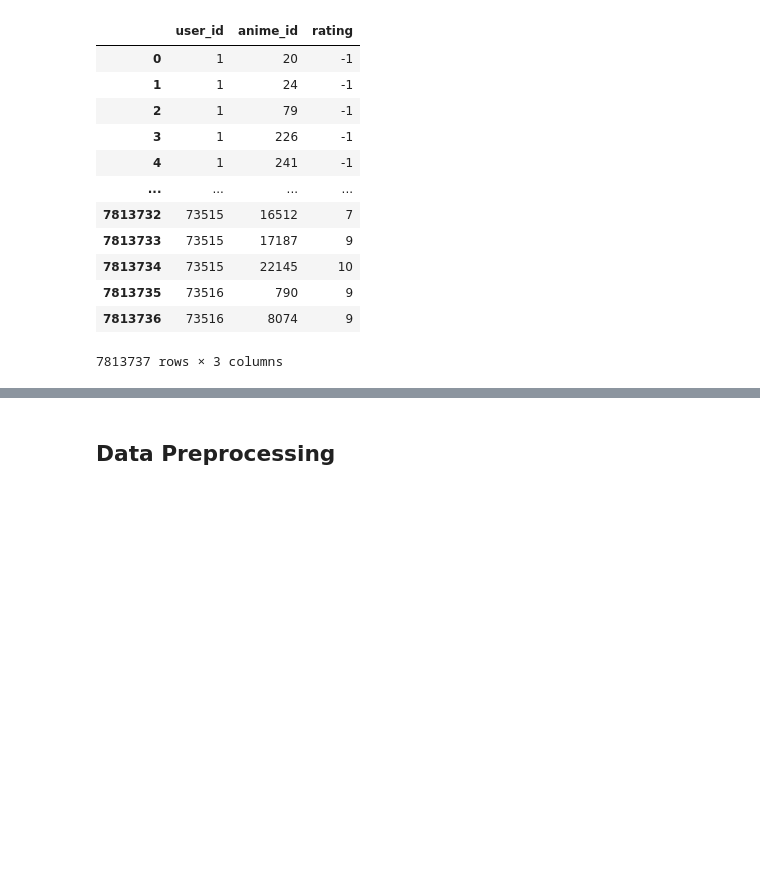
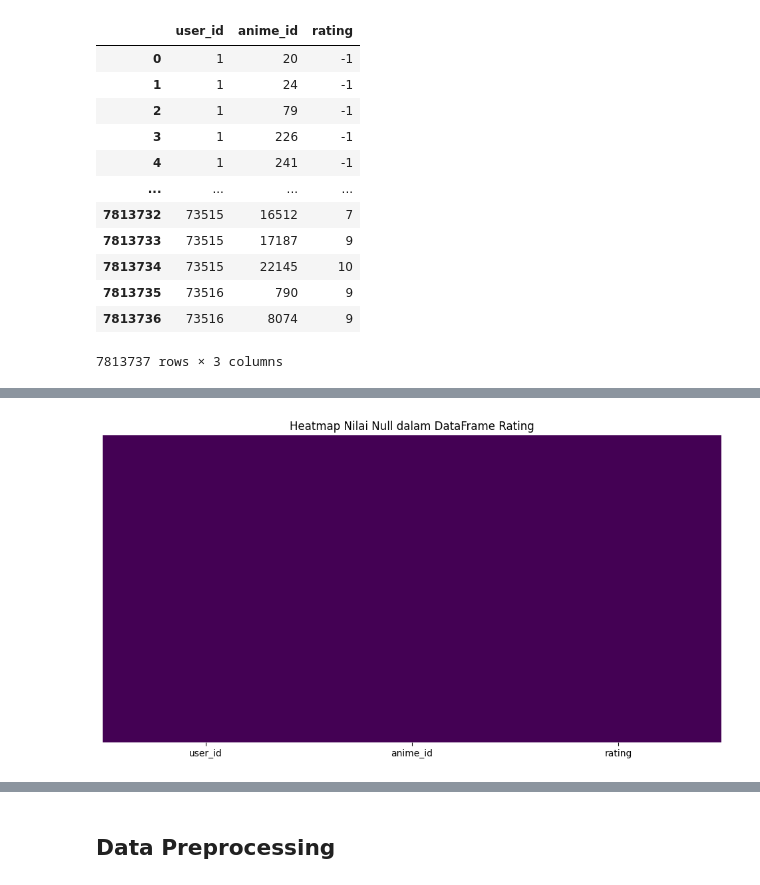
Before and after one commit to ardrkha/anime-recommendation-system, a Jupyter notebook: model.ipynb, the cells around one changed output, grey strips where cells are left out. Cells and saved outputs as stored; diff of their text form; code cells hidden in the pictures; blank space fills up the shorter version.

```diff
--- a/model.ipynb
+++ b/model.ipynb
@@ -117,0 +196,15 @@ rating
+# %%
+# Atur ukuran plot
+plt.figure(figsize=(12, 6))
+
+# Buat heatmap untuk menunjukkan nilai null
+sns.heatmap(rating.isnull(),
+            cmap='viridis',
+            cbar=False,
+            yticklabels=False
+           )
+
+plt.title("Heatmap Nilai Null dalam DataFrame Rating")
+plt.show()
+# %% [output]
+[figure, added]
```
Also changed, not shown: parts of 30 cells of this notebook, 1 other file.
